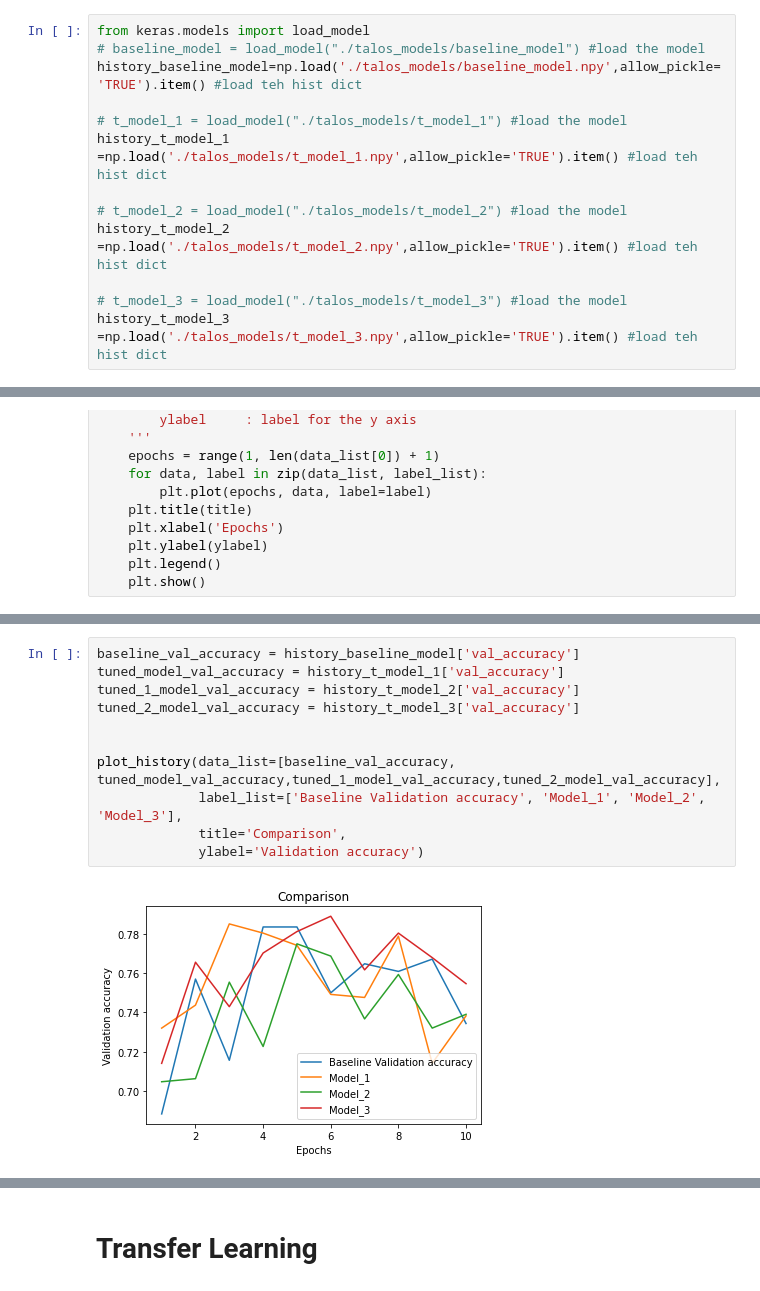
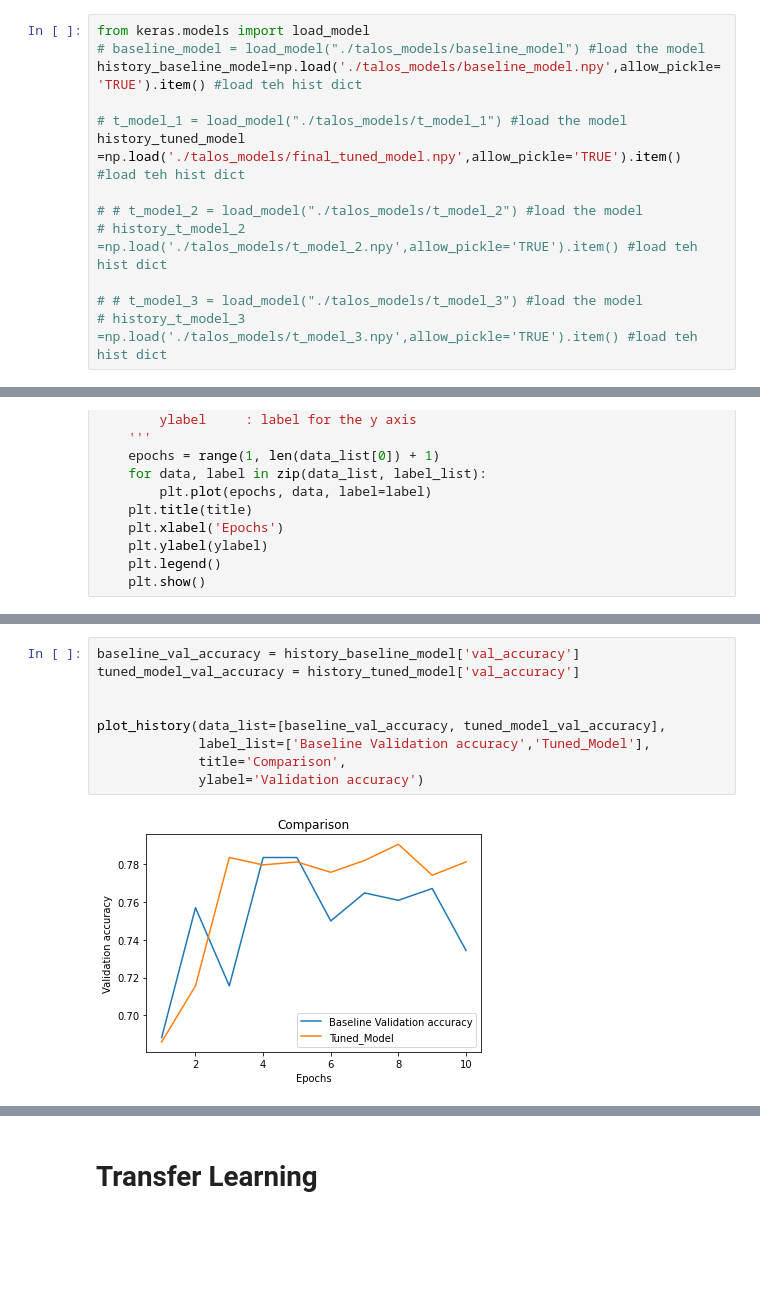
Before and after one commit to AleFax99/DeepLearning_GroupProject, a Jupyter notebook: DL_Assignment_baseline_2__IN_USE.ipynb, the cells around one changed output, grey strips where cells are left out. Cells and saved outputs as stored; diff of their text form; blank space fills up the shorter version.

```diff
--- a/DL_Assignment_baseline_2__IN_USE.ipynb
+++ b/DL_Assignment_baseline_2__IN_USE.ipynb
@@ -1044,13 +1056,13 @@ from keras.models import load_model
 history_baseline_model=np.load('./talos_models/baseline_model.npy',allow_pickle='TRUE').item() #load teh hist dict
 
 # t_model_1 = load_model("./talos_models/t_model_1") #load the model
-history_t_model_1 =np.load('./talos_models/t_model_1.npy',allow_pickle='TRUE').item() #load teh hist dict
+history_tuned_model =np.load('./talos_models/final_tuned_model.npy',allow_pickle='TRUE').item() #load teh hist dict
 
-# t_model_2 = load_model("./talos_models/t_model_2") #load the model
-history_t_model_2 =np.load('./talos_models/t_model_2.npy',allow_pickle='TRUE').item() #load teh hist dict
+# # t_model_2 = load_model("./talos_models/t_model_2") #load the model
+# history_t_model_2 =np.load('./talos_models/t_model_2.npy',allow_pickle='TRUE').item() #load teh hist dict
 
-# t_model_3 = load_model("./talos_models/t_model_3") #load the model
-history_t_model_3 =np.load('./talos_models/t_model_3.npy',allow_pickle='TRUE').item() #load teh hist dict
+# # t_model_3 = load_model("./talos_models/t_model_3") #load the model
+# history_t_model_3 =np.load('./talos_models/t_model_3.npy',allow_pickle='TRUE').item() #load teh hist dict
 # %%
 import matplotlib.pyplot as plt
 
@@ -1086,13 +1110,11 @@ plot_history(data_list=[baseline_val_loss, tuned_model_val_loss,tuned_1_model_va
 # %%
 baseline_val_accuracy = history_baseline_model['val_accuracy']
-tuned_model_val_accuracy = history_t_model_1['val_accuracy']
-tuned_1_model_val_accuracy = history_t_model_2['val_accuracy']
-tuned_2_model_val_accuracy = history_t_model_3['val_accuracy']
+tuned_model_val_accuracy = history_tuned_model['val_accuracy']
 
 
-plot_history(data_list=[baseline_val_accuracy, tuned_model_val_accuracy,tuned_1_model_val_accuracy,tuned_2_model_val_accuracy],
-             label_list=['Baseline Validation accuracy', 'Model_1', 'Model_2', 'Model_3'],
+plot_history(data_list=[baseline_val_accuracy, tuned_model_val_accuracy],
+             label_list=['Baseline Validation accuracy','Tuned_Model'],
              title='Comparison',
              ylabel='Validation accuracy')
 # %% [output]
-[figure, old version]
+[figure, new version]
```
Also changed, not shown: parts of 25 cells of this notebook.
